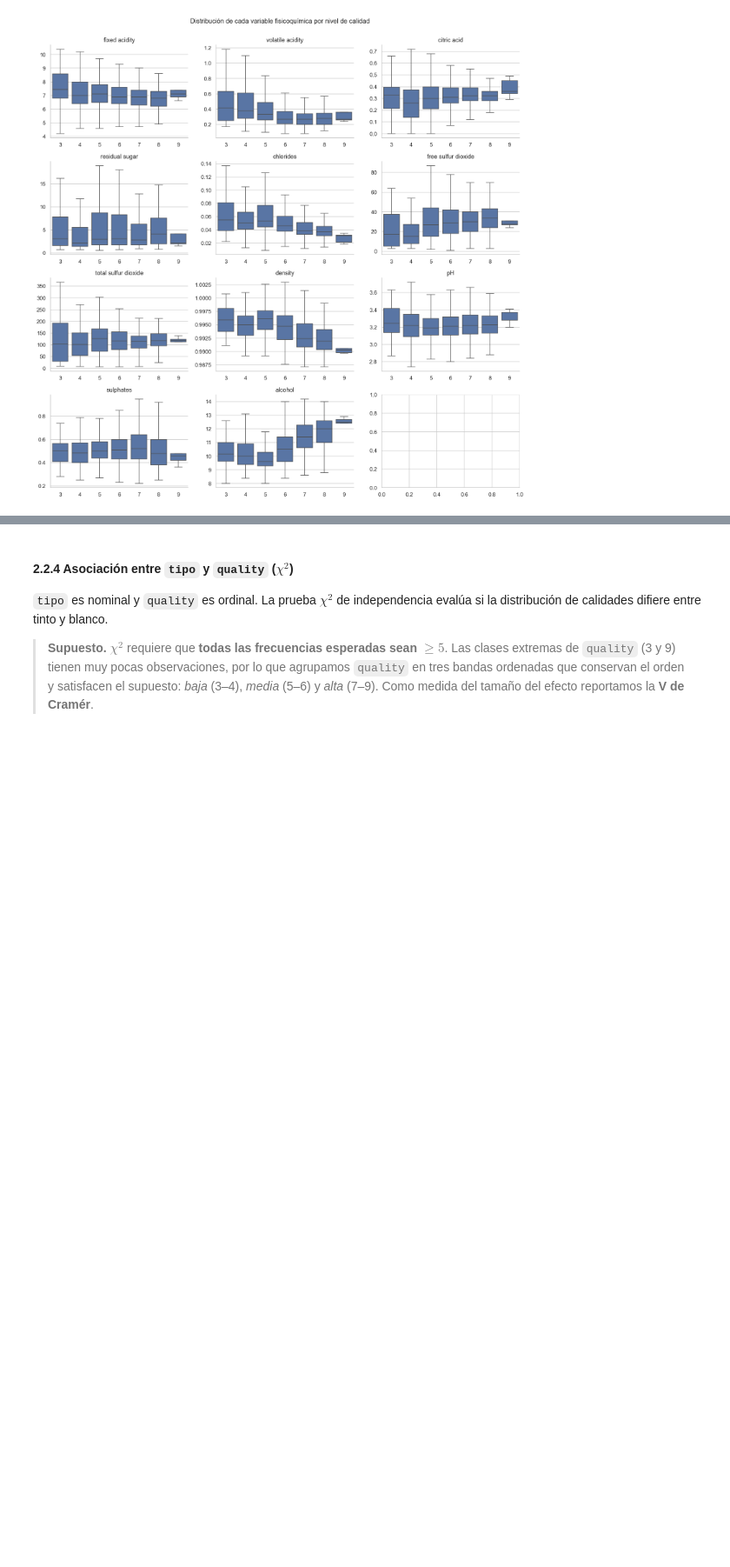
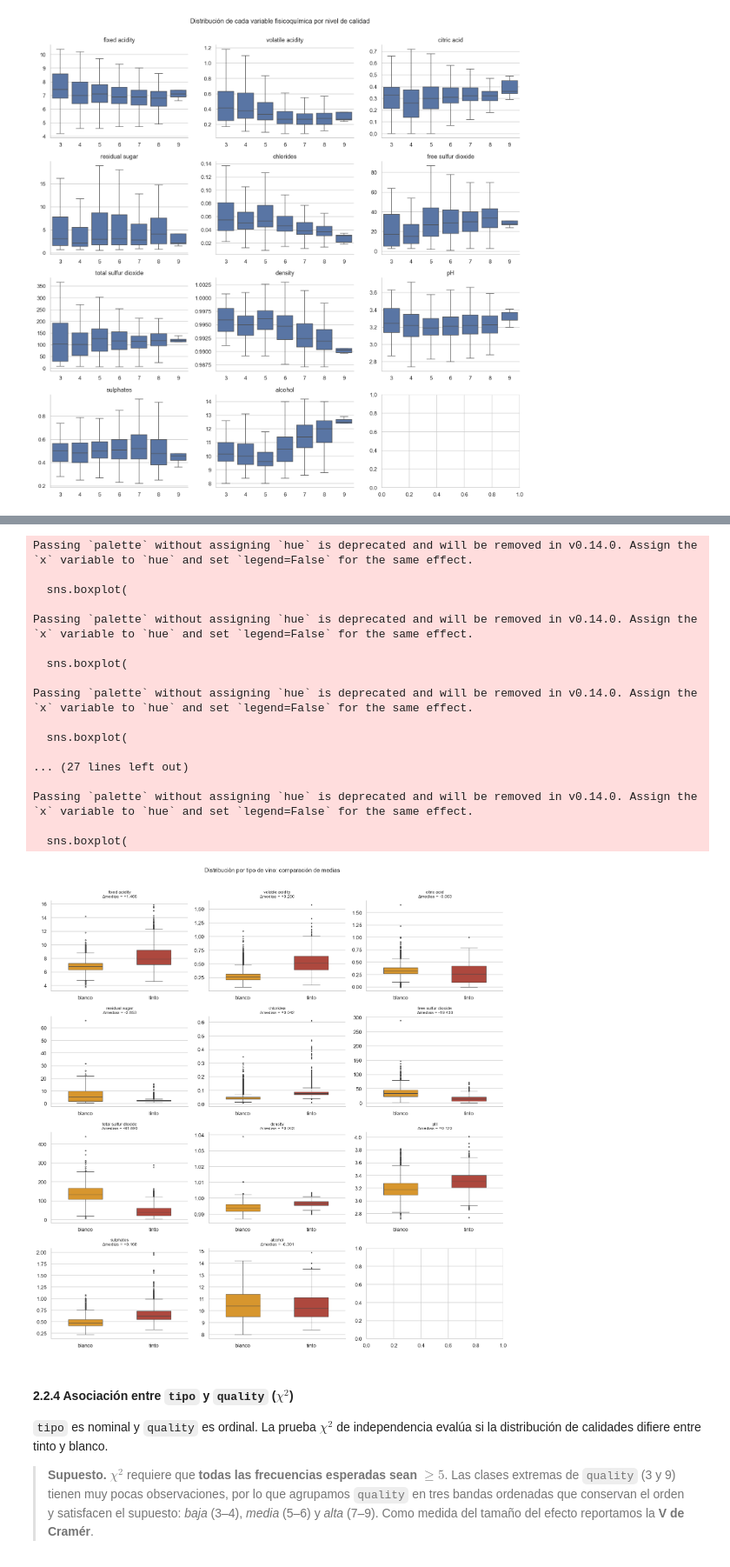
Before and after one commit to caamilo03/wine-quality, a Jupyter notebook: proyecto_aula/proyecto_wine_quality.ipynb, the cells around one changed output, grey strips where cells are left out. Shown at 87% size. Drawn from its saved outputs; the diff is of its cells as text; code cells hidden in the pictures; blank space fills up the shorter version.

```diff
--- a/proyecto_aula/proyecto_wine_quality.ipynb
+++ b/proyecto_aula/proyecto_wine_quality.ipynb
@@ -566,3 +603,46 @@ comparacion_tipos
+# %%
+fig, axes = plt.subplots(n_filas, n_cols, figsize=(14, 3.5 * n_filas))
+axes = axes.flat
+
+for ax, var in zip(axes, VARS_FQ):
+    sns.boxplot(
+        data=vinos, x="tipo", y=var, ax=ax,
+        palette={"tinto": "#c0392b", "blanco": "#f39c12"},
+        width=0.5, fliersize=2, linewidth=0.8,
+    )
+    media_t = vinos.loc[vinos["tipo"] == "tinto",  var].mean()
+    media_b = vinos.loc[vinos["tipo"] == "blanco", var].mean()
+    dif = media_t - media_b
+    ax.set_title(f"{var}" + chr(10) + f"Δmedias = {dif:+.3f}", fontsize=9)
+    ax.set_xlabel("")
+    ax.set_ylabel("")
+
+for ax in list(axes)[n_vars:]:
+    ax.set_visible(False)
+
+fig.suptitle("Distribución por tipo de vino: comparación de medias", fontsize=12, y=1.01)
+fig.tight_layout()
+guardar_figura("fig_u2_03_comparacion_tipo")
+plt.show()
+# %% [output]
+Passing `palette` without assigning `hue` is deprecated and will be removed in v0.14.0. Assign the `x` variable to `hue` and set `legend=False` for the same effect.
+
+  sns.boxplot(
+
+Passing `palette` without assigning `hue` is deprecated and will be removed in v0.14.0. Assign the `x` variable to `hue` and set `legend=False` for the same effect.
+
+  sns.boxplot(
+
+Passing `palette` without assigning `hue` is deprecated and will be removed in v0.14.0. Assign the `x` variable to `hue` and set `legend=False` for the same effect.
+
+  sns.boxplot(
+
+... (27 lines left out)
+
+Passing `palette` without assigning `hue` is deprecated and will be removed in v0.14.0. Assign the `x` variable to `hue` and set `legend=False` for the same effect.
+
+  sns.boxplot(
+[figure, added]
 # %% [markdown]
 #### 2.2.4 Asociación entre `tipo` y `quality` ($\chi^2$)
 
```
Also changed, not shown: parts of 50 cells of this notebook, 11 other files.
